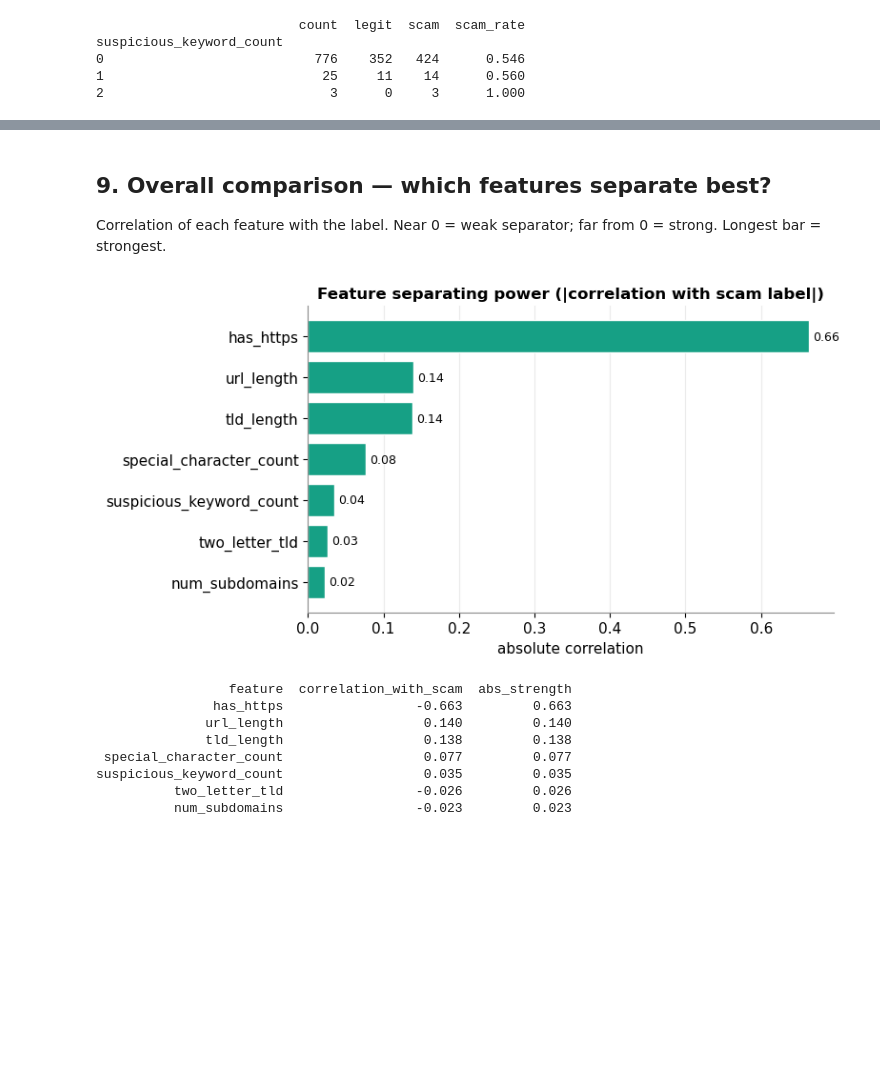
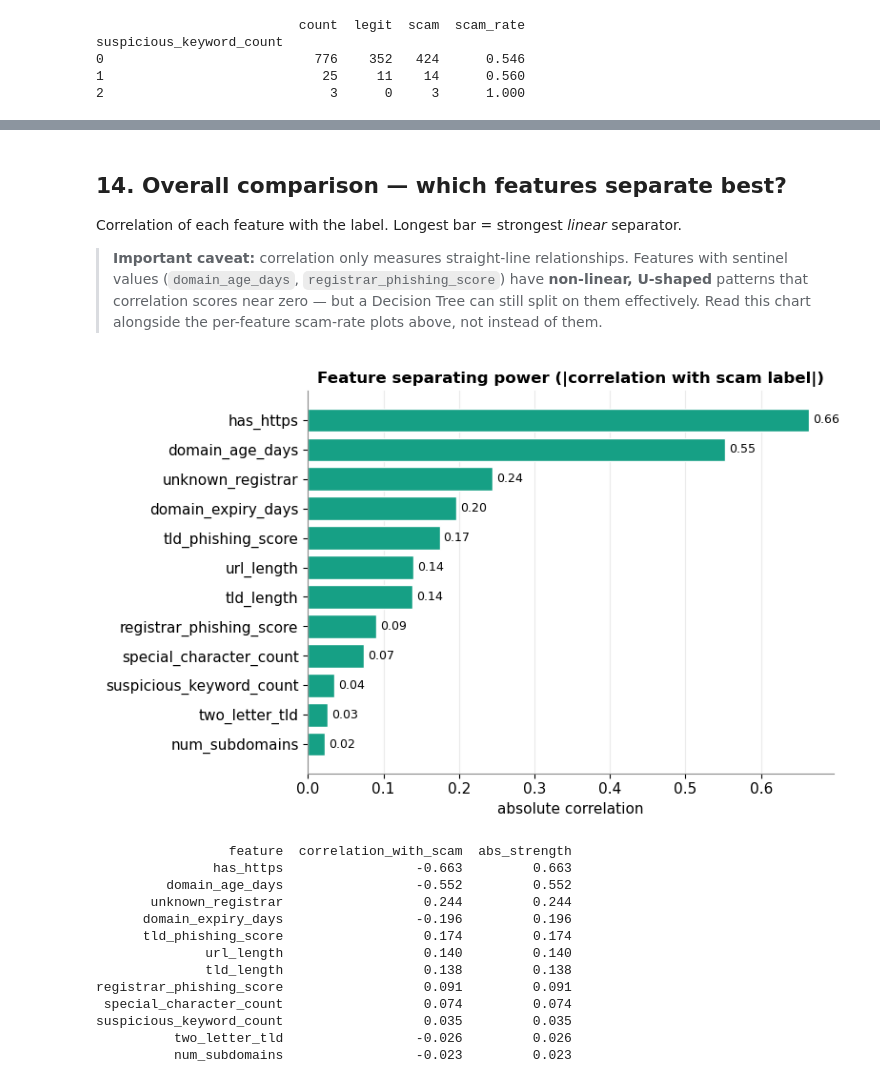
Before and after one commit to Syed-Margub/fraudulent-donation-link-detection-using-ai, a Jupyter notebook: notebooks/feature_visualization.ipynb, the cells around one changed output, grey strips where cells are left out. Saved outputs shown, nothing was run; the diff lists cells and outputs as text; code cells hidden in the pictures; blank space fills up the shorter version.

Commit message:
Domain Age, Domain Expiry Days Left, Registrar Phishing Score, TLD Phishing Score
A lot has been done.

```diff
--- a/notebooks/feature_visualization.ipynb
+++ b/notebooks/feature_visualization.ipynb
@@ -179,0 +16,31 @@ Helpers ready. Outputs -> ../outputs/feature_analysis
+# %%
+# ---- Setup ----
+import pandas as pd
+import re, os
+from urllib.parse import urlparse
+import matplotlib.pyplot as plt
+%matplotlib inline
+
+plt.rcParams.update({
+    "figure.facecolor": "white", "axes.facecolor": "white",
+    "font.size": 11, "axes.titlesize": 12, "axes.titleweight": "bold",
+    "axes.edgecolor": "#888", "axes.linewidth": 0.8,
+})
+
+# Load the FULL feature table (built in Feature_Table.ipynb)
+DATA_PATH = r"E:\UNMC Internship Document\Github Upload\notebooks\Feature Table 5.csv"       # EDIT if your file is elsewhere
+df = pd.read_csv(DATA_PATH)
+
+# tidy: drop the CSV index column, standardise column names to snake_case
+df = df.drop(columns=[c for c in df.columns if c.startswith("Unnamed")], errors="ignore")
+df = df.rename(columns={
+    "Special Character Count":  "special_character_count",
+    "Suspicious Keyword Count": "suspicious_keyword_count",
+    "Unknown Registrar Status": "unknown_registrar",
+    "TLD Phishing Score":       "tld_phishing_score",
+})
+
+print("Loaded:", df.shape)
+print(df["label"].value_counts().rename({0: "Legit", 1: "Scam"}))
+print("\nColumns:", df.columns.tolist())
+df.head()
@@ -331,40 +484,50 @@ suspicious_keyword_count
 # %% [markdown]
-## 9. Overall comparison — which features separate best?
+## 14. Overall comparison — which features separate best?
 
-Correlation of each feature with the label. Near 0 = weak separator; far from 0 = strong. Longest bar = strongest.
+Correlation of each feature with the label. Longest bar = strongest *linear* separator.
+
+> **Important caveat:** correlation only measures straight-line relationships. Features with sentinel values (`domain_age_days`, `registrar_phishing_score`) have **non-linear, U-shaped** patterns that correlation scores near zero — but a Decision Tree can still split on them effectively. Read this chart alongside the per-feature scam-rate plots above, not instead of them.
 # %%
-feats = ["url_length", "has_https", "num_subdomains", "tld_length",
-         "two_letter_tld", "special_character_count", "suspicious_keyword_count"]
+feats = ["url_length", "has_https", "num_subdomains", "tld_length", "two_letter_tld",
+         "special_character_count", "suspicious_keyword_count",
+         "domain_age_days", "domain_expiry_days", "unknown_registrar",
+         "registrar_phishing_score", "tld_phishing_score"]
+feats = [f for f in feats if f in df.columns]
 
 corr = df[feats + ["label"]].corr()["label"].drop("label").fillna(0)
 strength = corr.abs().sort_values()
 
-fig, ax = plt.subplots(figsize=(8, 4.2))
-bars = ax.barh(strength.index, strength.values, color="#16A085", edgecolor="white")
+fig, ax = plt.subplots(figsize=(8, 5))
+ax.barh(strength.index, strength.values, color="#16A085", edgecolor="white")
 ax.set_title("Feature separating power (|correlation with scam label|)")
 ax.set_xlabel("absolute correlation")
 ax.spines["top"].set_visible(False); ax.spines["right"].set_visible(False)
 ax.grid(axis="x", alpha=0.25); ax.set_axisbelow(True)
 for i, v in enumerate(strength.values):
     ax.text(v + 0.005, i, f"{v:.2f}", va="center", fontsize=9)
 plt.tight_layout()
 plt.savefig(f"{OUT}/feature_ranking.png", dpi=130, bbox_inches="tight")
 plt.show()
 
 ranking = pd.DataFrame({
     "feature": corr.index,
     "correlation_with_scam": corr.round(3).values,
     "abs_strength": corr.abs().round(3).values
 }).sort_values("abs_strength", ascending=False)
 ranking.to_csv(f"{OUT}/feature_ranking.csv", index=False)
 print(ranking.to_string(index=False))
 # %% [output]
-[figure, old version]
+[figure, new version]
                  feature  correlation_with_scam  abs_strength
                has_https                 -0.663         0.663
+         domain_age_days                 -0.552         0.552
+       unknown_registrar                  0.244         0.244
+      domain_expiry_days                 -0.196         0.196
+      tld_phishing_score                  0.174         0.174
               url_length                  0.140         0.140
               tld_length                  0.138         0.138
- special_character_count                  0.077         0.077
+registrar_phishing_score                  0.091         0.091
+ special_character_count                  0.074         0.074
 suspicious_keyword_count                  0.035         0.035
           two_letter_tld                 -0.026         0.026
           num_subdomains                 -0.023         0.023
```
Also changed, not shown: parts of 22 cells of this notebook, 28 other files.
